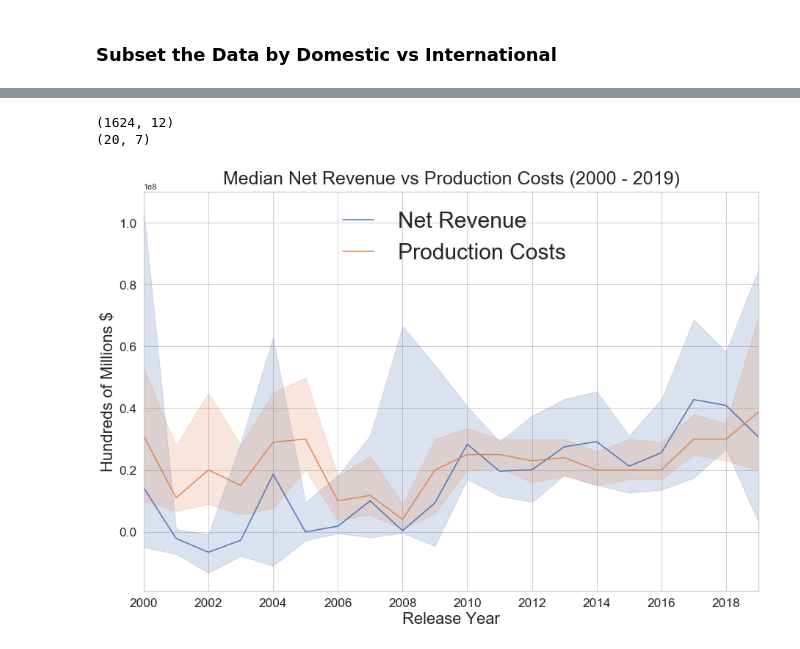
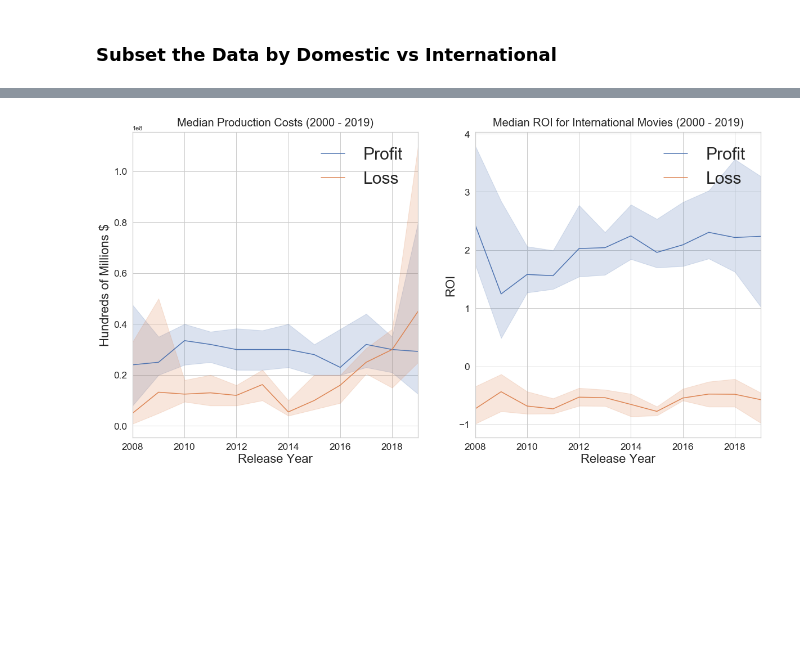
Before and after one commit to tcastanley/Movie_Analysis, a Jupyter notebook: Taylor - Individual Question/Taylor-Individual-Question.ipynb, the cells around one changed output, grey strips where cells are left out. Cells and saved outputs as stored; diff of their text form; code cells hidden in the pictures; blank space fills up the shorter version.

```diff
--- a/Taylor - Individual Question/Taylor-Individual-Question.ipynb
+++ b/Taylor - Individual Question/Taylor-Individual-Question.ipynb
@@ -321,0 +353,3 @@ plt.title('Movie Releases Per Year (2000 - 2019)', fontsize=30, loc='right');
+# %%
+df_money_country_combined = df_money_country_combined.drop('index', axis=1)
+df_money_country_combined.head()
@@ -337,0 +385,11 @@ df_money_country_combined_2plus.head()
+# %%
+df_money_country_combined_dom = df_money_country_combined_trim[df_money_country_combined_trim['country_count'] == 1]
+
+df_money_country_combined_int = df_money_country_combined_trim[
+    (df_money_country_combined_trim['country_count'] > 1) | (
+        df_money_country_combined_trim['worldwide_gross'] > (7263222.0))]
+#the above figure is from the first group question median for 2 - 10 countries
+
+print(df_money_country_combined_dom.shape)
+print(df_money_country_combined_int.shape)
+df_money_country_combined_dom.describe()
@@ -376,0 +463,5 @@ plt.title('Median Gross Revenue vs Production Costs (2000 - 2019)', fontsize=25,
+# %%
+df_money_country_combined_int_2008_onward = df_money_country_combined_int[
+    df_money_country_combined_int[
+        'release_date'] >= 2008]
+df_money_country_combined_int_2008_onward.describe()
@@ -377,37 +485,47 @@ plt.title('Median Gross Revenue vs Production Costs (2000 - 2019)', fontsize=25,
 # %%
-from matplotlib.ticker import MaxNLocator
-print(df_money_country_combined_2plus.shape)
-df_movies_over_time_2plus = df_money_country_combined_2plus.groupby('release_date').median()
-print(df_movies_over_time.shape)
+fig, (ax1, ax2) = plt.subplots(ncols=2, figsize=(20,10))
+sns.set(style='whitegrid')
+plt.gca()
 
-sns.set(style='whitegrid')
-
-ax = plt.figure(figsize=(15,10)).gca()
-ax.xaxis.set_major_locator(MaxNLocator(integer=True));
-
-sns.lineplot(x='release_date',
-             y='net_revenue',
-             data=df_money_country_combined_2plus,
-             estimator=np.median,
-             ax=ax);
+ax1 = plt.subplot(121)
+ax1.xaxis.set_major_locator(MaxNLocator(integer=True));
 
 sns.lineplot(x='release_date',
              y='production_budget',
-             data=df_money_country_combined_2plus,
+             data=df_money_country_combined_int_2008_onward,
              estimator=np.median,
-             ax=ax);
+             ax=ax1,
+             hue='profit/loss');
 
-
-plt.xlabel('Release Year', fontsize=22);
-plt.xlim(2000,2019);
+plt.xlabel('Release Year', fontsize=22, axes=ax1);
+plt.xlim(2008,2019);
 plt.xticks(size='x-large')
 
 plt.ylabel('Hundreds of Millions $', fontsize=22);
 plt.yticks(size='x-large')
 
-plt.legend(['Net Revenue', 'Production Costs'], frameon=False, fontsize=30, loc='upper center', numpoints=3);
-plt.title('Median Net Revenue vs Production Costs (2000 - 2019)', fontsize=25, loc='center', pad=10);
+plt.legend(['Profit', 'Loss'], frameon=False, fontsize=30, loc='upper right', numpoints=3);
+plt.title('Median Production Costs (2000 - 2019)', fontsize=20, loc='center', pad=10);
+
+
+ax2 = plt.subplot(122)
+ax2.xaxis.set_major_locator(MaxNLocator(integer=True));
+
+sns.lineplot(x='release_date',
+             y='return_on_investment',
+             data=df_money_country_combined_int_2008_onward,
+             estimator=np.median,
+             ax=ax2,
+             hue='profit/loss');
+
+plt.xlabel('Release Year', fontsize=22);
+plt.xlim(2008,2019);
+plt.xticks(size='x-large')
+
+plt.ylabel('ROI', fontsize=22);
+plt.yticks(size='x-large')
+
+plt.legend(['Profit', 'Loss'], frameon=False, fontsize=30, loc='upper right', numpoints=3);
+plt.title('Median ROI for International Movies (2000 - 2019)', fontsize=20, loc='center', pad=10);
 # %% [output]
-(1624, 12)
-(20, 7)
-[figure, old version]
+[figure, new version]
```
Also changed, not shown: parts of 20 cells of this notebook, 10 other files.
